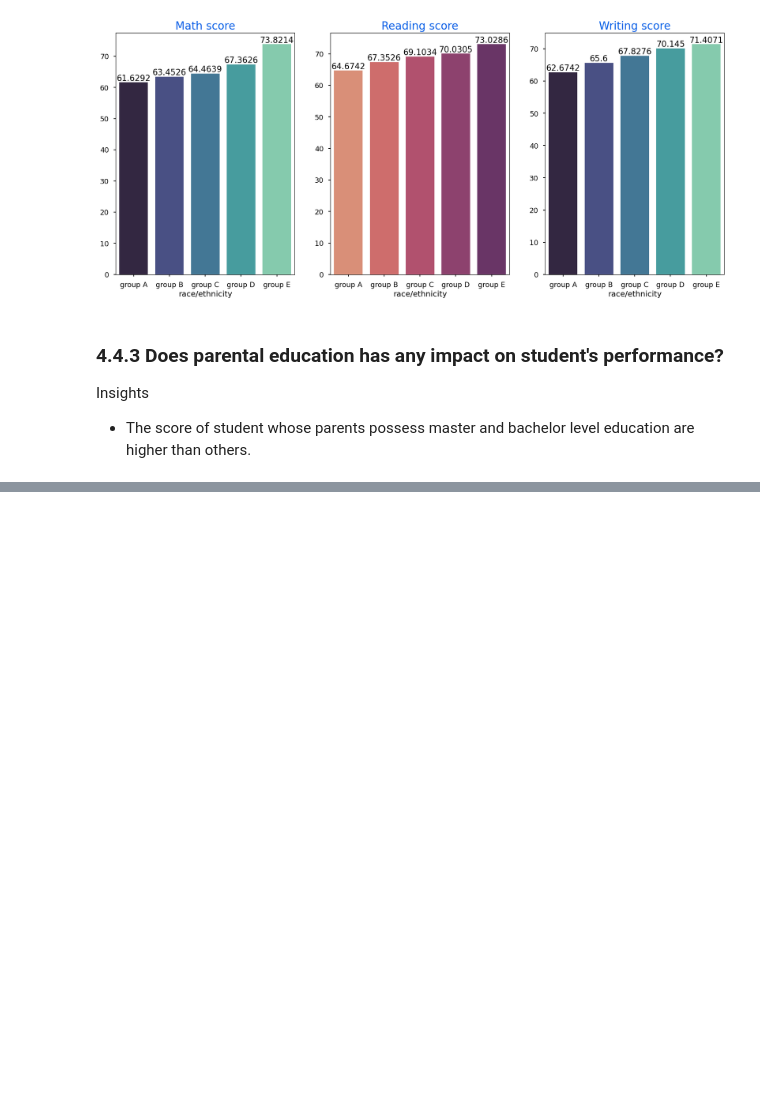
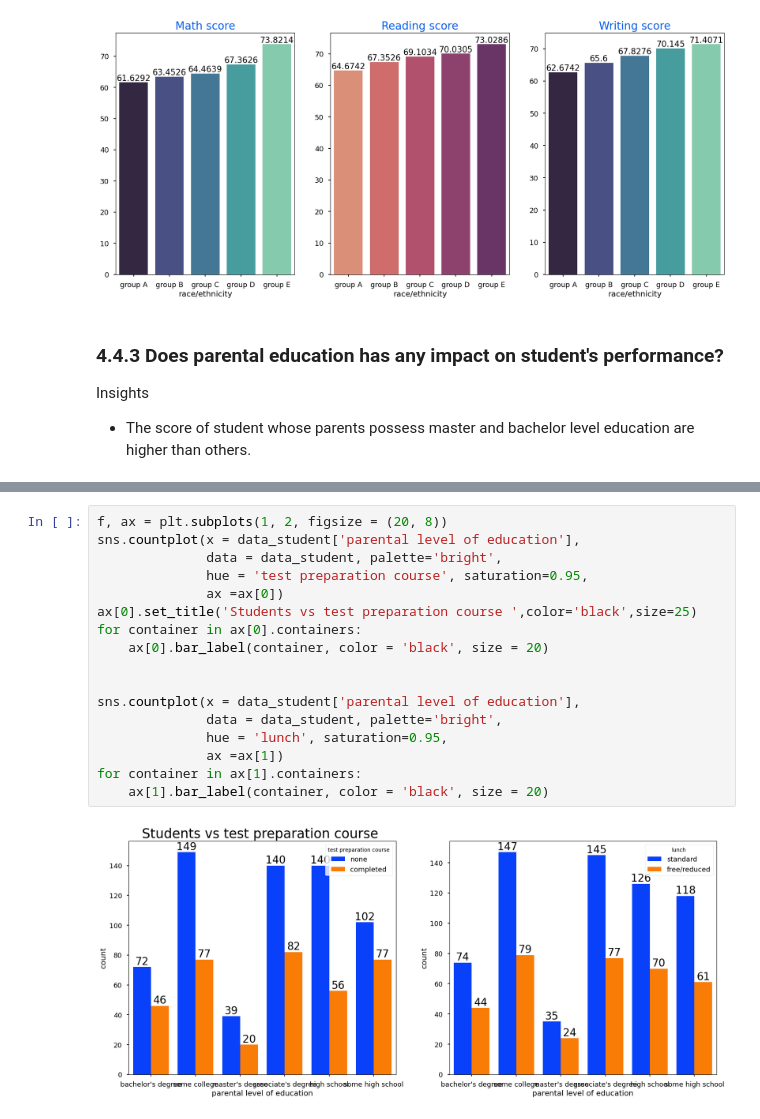
Before and after one commit to SirTee12/Demo-ML-Project, a Jupyter notebook: notebook/EDA_Student_Performance.ipynb, the cells around one changed output, grey strips where cells are left out. Drawn from its saved outputs; the diff is of its cells as text; blank space fills up the shorter version.

```diff
--- a/notebook/EDA_Student_Performance.ipynb
+++ b/notebook/EDA_Student_Performance.ipynb
@@ -412,0 +424,19 @@ Insights
+# %%
+f, ax = plt.subplots(1, 2, figsize = (20, 8))
+sns.countplot(x = data_student['parental level of education'],
+              data = data_student, palette='bright',
+              hue = 'test preparation course', saturation=0.95,
+              ax =ax[0])
+ax[0].set_title('Students vs test preparation course ',color='black',size=25)
+for container in ax[0].containers:
+    ax[0].bar_label(container, color = 'black', size = 20)
+
+
+sns.countplot(x = data_student['parental level of education'],
+              data = data_student, palette='bright',
+              hue = 'lunch', saturation=0.95,
+              ax =ax[1])
+for container in ax[1].containers:
+    ax[1].bar_label(container, color = 'black', size = 20)
+# %% [output]
+[figure, added]
```
Also changed, not shown: parts of 2 cells of this notebook.
